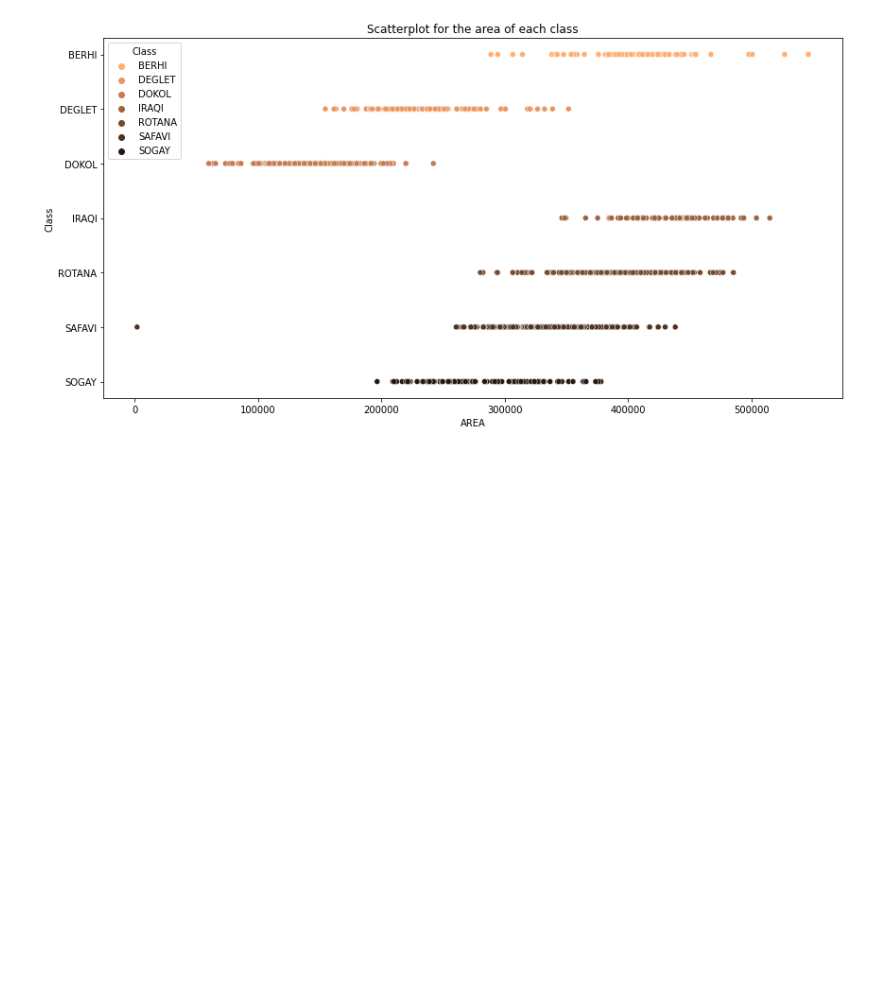
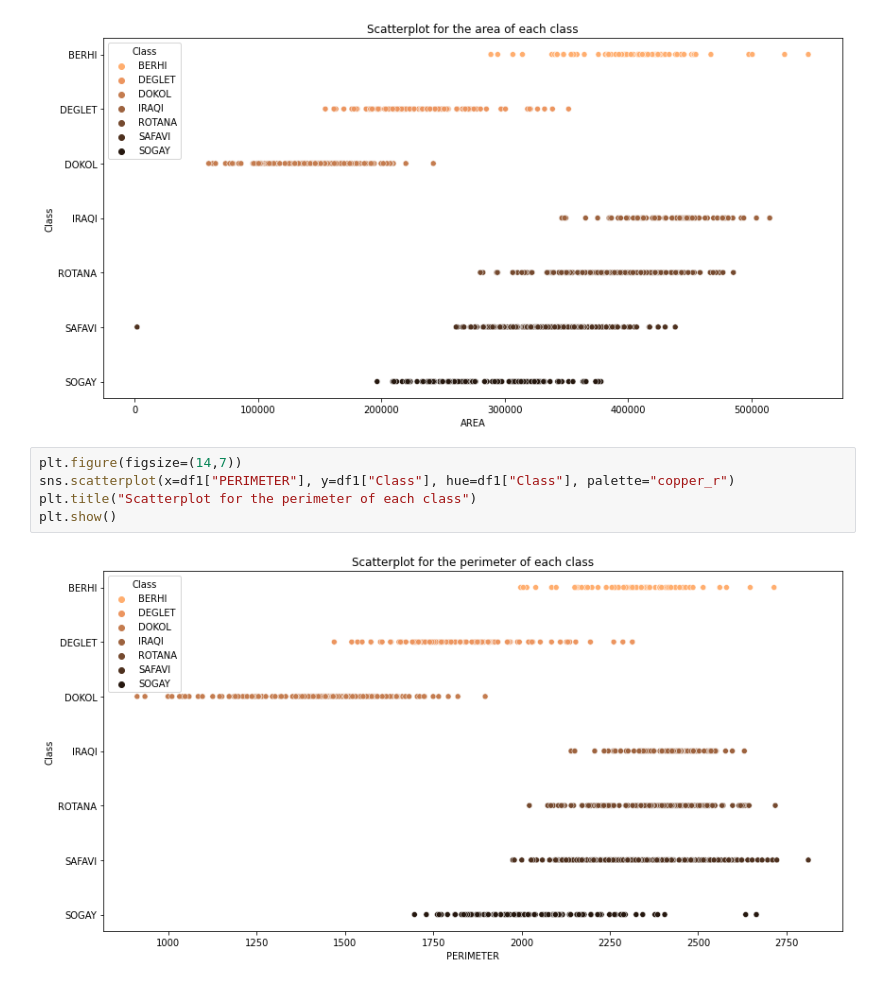
Before and after one commit to MizanMustakim/DataScienceProject_6thSemesterBIT, a Jupyter notebook: dateClassification.ipynb, the cells around one changed output. Saved outputs shown, nothing was run; the diff lists cells and outputs as text; blank space fills up the shorter version.

```diff
--- a/dateClassification.ipynb
+++ b/dateClassification.ipynb
@@ -107,3 +117,10 @@ plt.title("Scatterplot for the area of each class")
 plt.show()
 # %% [output]
 [figure]
+# %%
+plt.figure(figsize=(14,7))
+sns.scatterplot(x=df1["PERIMETER"], y=df1["Class"], hue=df1["Class"], palette="copper_r")
+plt.title("Scatterplot for the perimeter of each class")
+plt.show()
+# %% [output]
+[figure, added]
```
Also changed, not shown: parts of 14 cells of this notebook.
